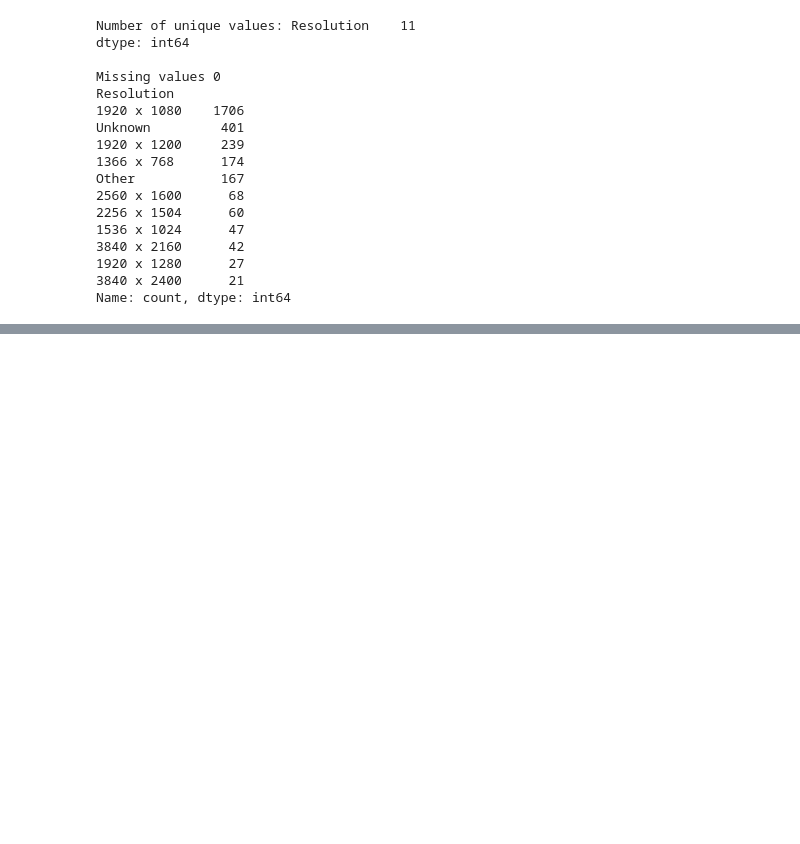
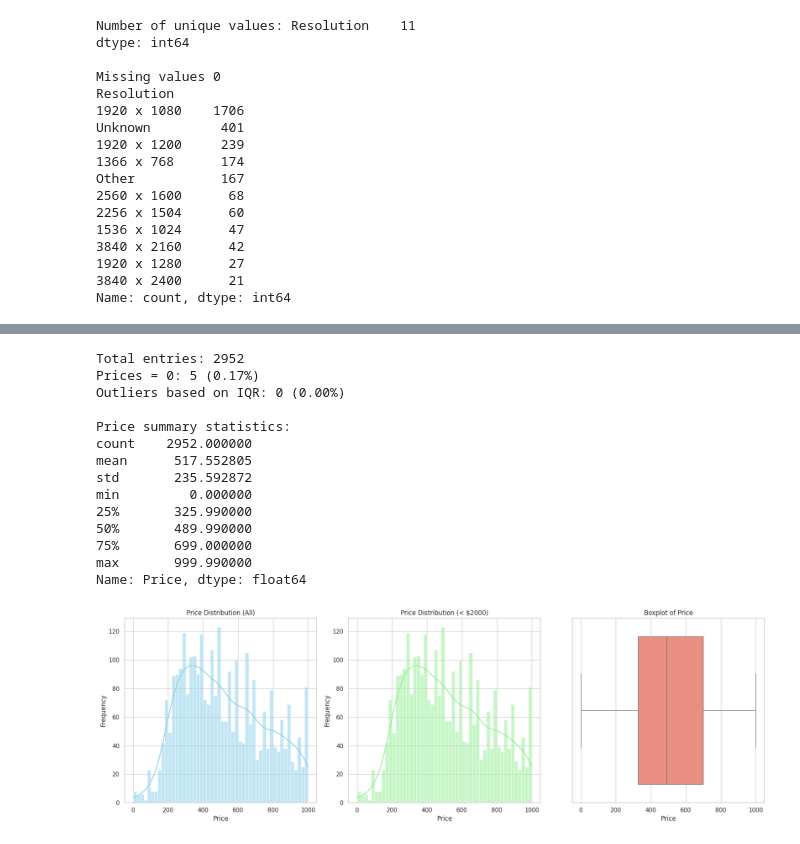
Before and after one commit to agpinedam/Project_Machine_Learning, a Jupyter notebook: exploring_data.ipynb, the cells around one changed output, grey strips where cells are left out. Drawn from its saved outputs; the diff is of its cells as text; code cells hidden in the pictures; blank space fills up the shorter version.

```diff
--- a/exploring_data.ipynb
+++ b/exploring_data.ipynb
@@ -264,0 +283,69 @@ Price distribution
+# %%
+# Basic statistics
+total_rows = len(df)
+price_zero_count = (df["Price"] == 0).sum()
+price_zero_pct = 100 * price_zero_count / total_rows
+
+# IQR calculation for outlier detection
+Q1 = df["Price"].quantile(0.25)
+Q3 = df["Price"].quantile(0.75)
+IQR = Q3 - Q1
+lower_bound = Q1 - 1.5 * IQR
+upper_bound = Q3 + 1.5 * IQR
+
+# Identify outlier rows
+outliers = df[(df["Price"] < lower_bound) | (df["Price"] > upper_bound)]
+outlier_count = len(outliers)
+outlier_pct = 100 * outlier_count / total_rows
+
+# Print summary statistics and insights
+print(f"Total entries: {total_rows}")
+print(f"Prices = 0: {price_zero_count} ({price_zero_pct:.2f}%)")
+print(f"Outliers based on IQR: {outlier_count} ({outlier_pct:.2f}%)")
+print("\nPrice summary statistics:")
+print(df["Price"].describe())
+
+# Plot all visualizations in a single figure
+plt.figure(figsize=(18, 6))
+sns.set(style="whitegrid")
+
+# Histogram of all prices
+plt.subplot(1, 3, 1)
+sns.histplot(df["Price"], bins=50, kde=True, color='skyblue')
+plt.title("Price Distribution (All)")
+plt.xlabel("Price")
+plt.ylabel("Frequency")
+
+# Histogram for prices below $2000 (to remove skew from extremes)
+plt.subplot(1, 3, 2)
+filtered = df[df["Price"] < 2000]
+sns.histplot(filtered["Price"], bins=50, kde=True, color='lightgreen')
+plt.title("Price Distribution (< $2000)")
+plt.xlabel("Price")
+plt.ylabel("Frequency")
+
+# Boxplot of all prices to highlight outliers
+plt.subplot(1, 3, 3)
+sns.boxplot(x=df["Price"], color='salmon')
+plt.title("Boxplot of Price")
+plt.xlabel("Price")
+
+# Final layout adjustment
+plt.tight_layout()
+plt.show()
+# %% [output]
+Total entries: 2952
+Prices = 0: 5 (0.17%)
+Outliers based on IQR: 0 (0.00%)
+
+Price summary statistics:
+count    2952.000000
+mean      517.552805
+std       235.592872
+min         0.000000
+25%       325.990000
+50%       489.990000
+75%       699.000000
+max       999.990000
+Name: Price, dtype: float64
+[figure, added]
```
Also changed, not shown: parts of 13 cells of this notebook.
